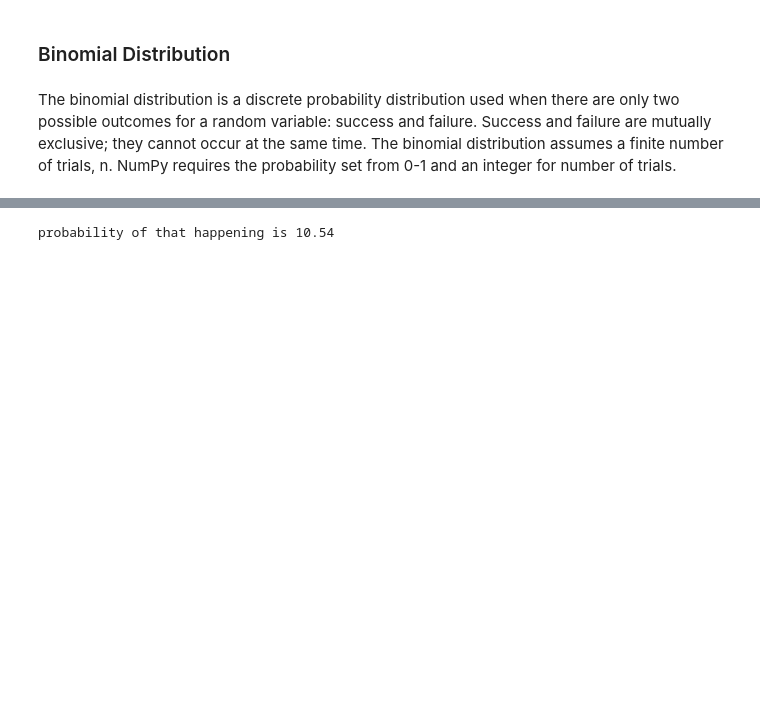
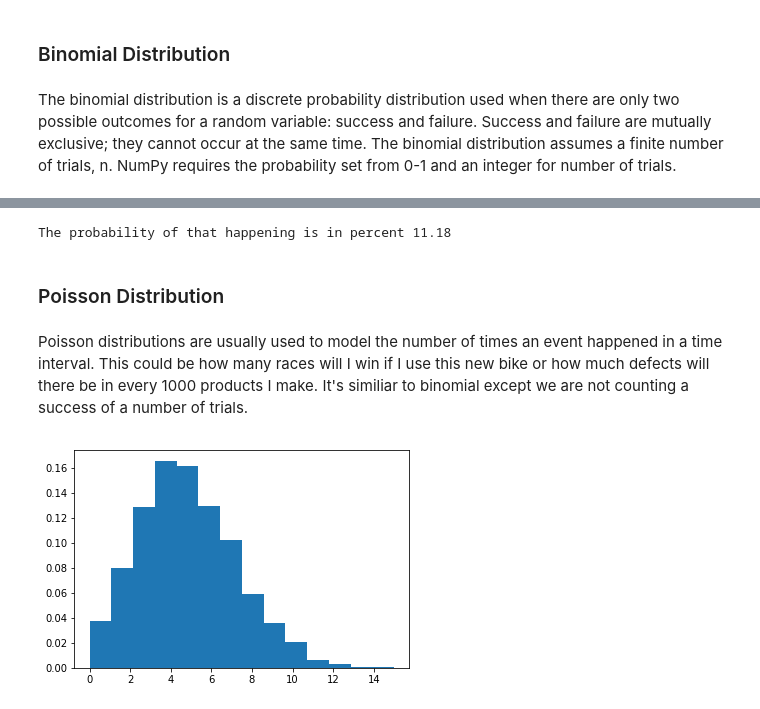
Before and after one commit to andreroche/numpy-random, a Jupyter notebook: numpy.random exploration.ipynb, the cells around one changed output, grey strips where cells are left out. Cells and saved outputs as stored; diff of their text form; code cells hidden in the pictures; blank space fills up the shorter version.

Commit message:
added poisson distribution samples

```diff
--- a/numpy.random exploration.ipynb
+++ b/numpy.random exploration.ipynb
@@ -346,6 +372,20 @@ ans
 
 ans = ans*100
 
-print('probability of that happening is',ans)
+print('The probability of that happening is in percent',ans)
 # %% [output]
-probability of that happening is 10.54
+The probability of that happening is in percent 11.18
+# %% [markdown]
+### Poisson Distribution
+# %% [markdown]
+Poisson distributions are usually used to model the number of times an event happened in a time interval. This could be how many races will I win if I use this new bike or how much defects will there be in every 1000 products I make. It's similiar to binomial except we are not counting a success of a number of trials.
+# %%
+import numpy as np
+from numpy import random
+import matplotlib.pyplot as plt
+
+s = np.random.poisson(5,10000)
+count, bins, ignored = plt.hist(s, 14, density=True)
+plt.show()
+# %% [output]
+[figure, added]
```
Also changed, not shown: parts of 23 cells of this notebook.
